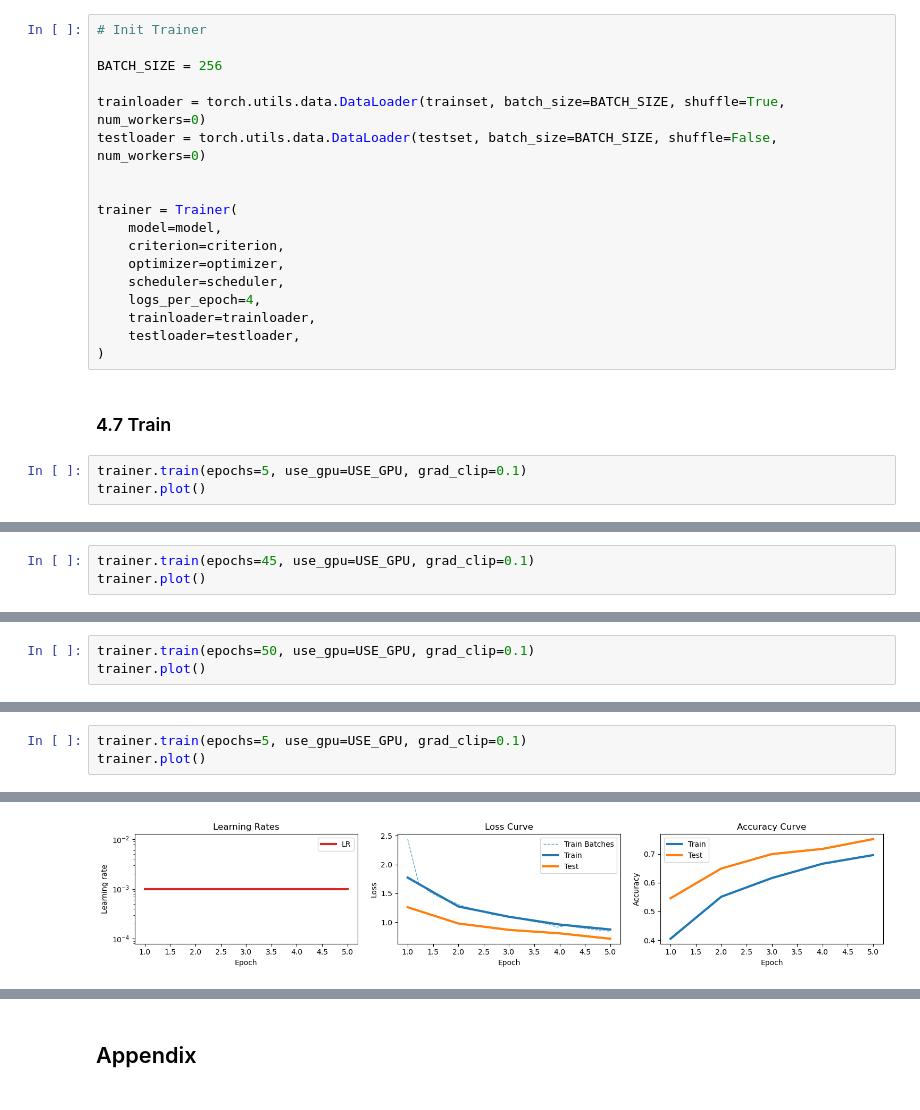
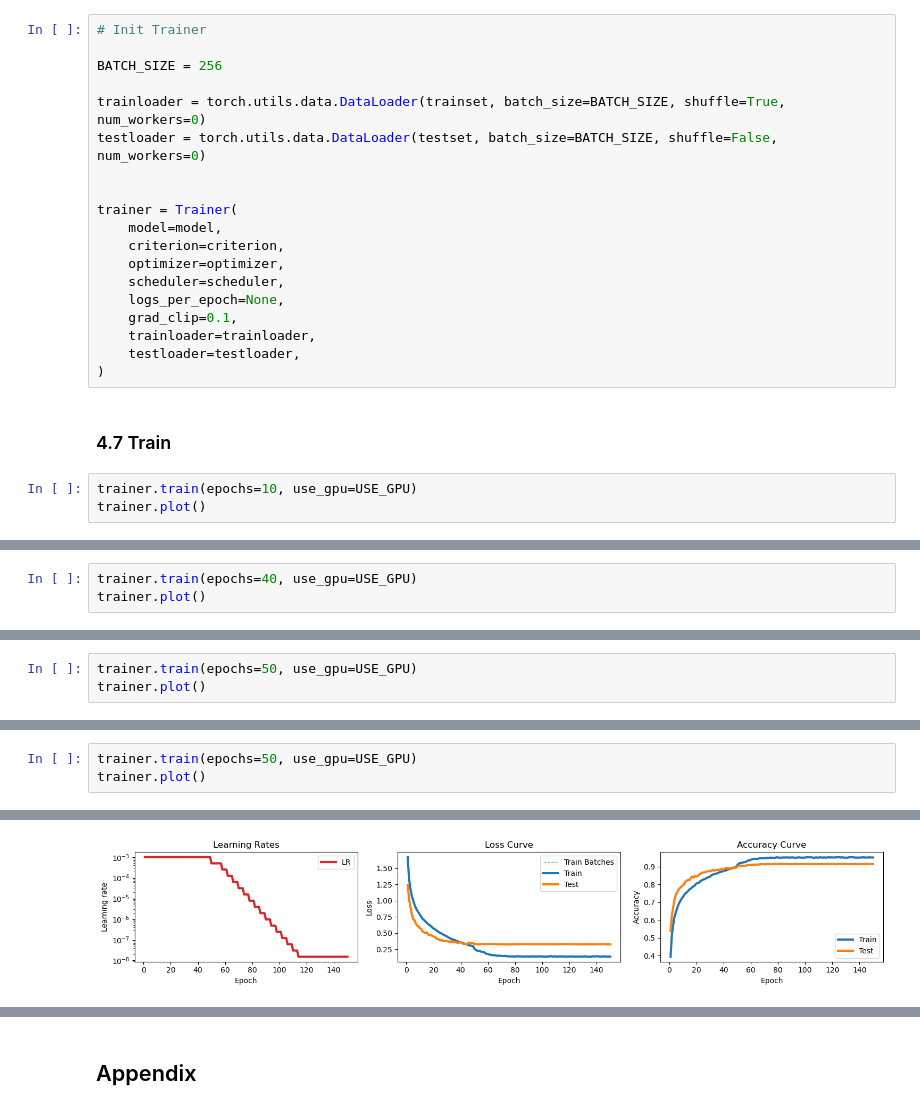
Before and after one commit to Ataago-AI/NN-Deep-Learning, a Jupyter notebook: assignment/NN_DL_Assignment_1.ipynb, the cells around one changed output, grey strips where cells are left out. Saved outputs shown, nothing was run; the diff lists cells and outputs as text.

Commit message:
v0.6.5 : Deep Conv IV : 91.38%@200Epochs

```diff
--- a/assignment/NN_DL_Assignment_1.ipynb
+++ b/assignment/NN_DL_Assignment_1.ipynb
@@ -755,13 +788,14 @@ trainer = Trainer(
     criterion=criterion,
     optimizer=optimizer,
     scheduler=scheduler,
-    logs_per_epoch=4,
+    logs_per_epoch=None,
+    grad_clip=0.1,
     trainloader=trainloader,
     testloader=testloader,
 )
 # %% [markdown]
 ### 4.7 Train
 # %%
-trainer.train(epochs=5, use_gpu=USE_GPU, grad_clip=0.1)
+trainer.train(epochs=10, use_gpu=USE_GPU)
 trainer.plot()
 # %% [output]
@@ -795,4 +821,4 @@ Finished Training
 # %%
-trainer.train(epochs=45, use_gpu=USE_GPU, grad_clip=0.1)
+trainer.train(epochs=40, use_gpu=USE_GPU)
 trainer.plot()
 # %% [output]
@@ -860,4 +843,4 @@ LR : 0.00100000 | Train Loss : 0.39 | Train Accuracy : 86.18 | Test Loss : 0.40
 # %%
-trainer.train(epochs=50, use_gpu=USE_GPU, grad_clip=0.1)
+trainer.train(epochs=50, use_gpu=USE_GPU)
 trainer.plot()
 # %% [output]
@@ -918,4 +865,4 @@ LR : 0.00000001 | Train Loss : 0.12 | Train Accuracy : 95.80 | Test Loss : 0.30
 # %%
-trainer.train(epochs=5, use_gpu=USE_GPU, grad_clip=0.1)
+trainer.train(epochs=50, use_gpu=USE_GPU)
 trainer.plot()
 # %% [output]
@@ -948,2 +886,2 @@ Finished Training
-[figure, old version]
+[figure, new version]
 # %%
```
Also changed, not shown: parts of 22 cells of this notebook.
